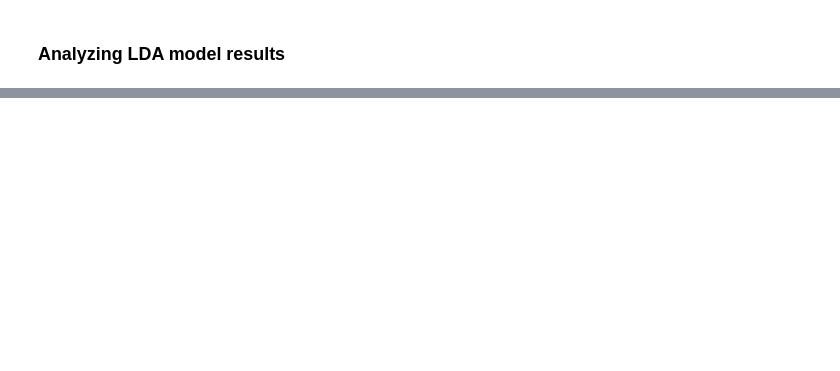
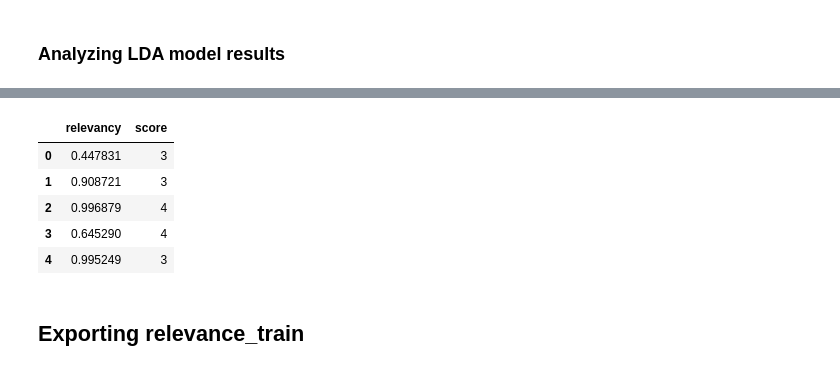
Before and after one commit to Hindol19/AES-Kaggle, a Jupyter notebook: Main/topic_evaluation/topic.ipynb, the cells around one changed output, grey strips where cells are left out. Saved outputs shown, nothing was run; the diff lists cells and outputs as text; code cells hidden in the pictures; blank space fills up the shorter version.

```diff
--- a/Main/topic_evaluation/topic.ipynb
+++ b/Main/topic_evaluation/topic.ipynb
@@ -181,0 +210,25 @@ topic
+# %%
+# pprint(data_words)
+relevance_train = pd.DataFrame(columns=['relevancy', 'score'])
+relevance_train['score'] = train['score']
+relevancy = []
+for new_document in data:
+    new_bow = lda_model.id2word.doc2bow(new_document.lower().split())
+    doc_topics = lda_model.get_document_topics(new_bow, per_word_topics=False)
+
+    most_relevant_topic = max(doc_topics, key=lambda x: x[1])
+    relevancy.append(most_relevant_topic[1])
+
+# print(relevancy)
+relevance_train['relevancy'] = relevancy
+# %%
+relevance_train.head()
+# %% [output]
+|  | relevancy | score |
+| 0 | 0.447831 | 3 |
+| 1 | 0.908721 | 3 |
+| 2 | 0.996879 | 4 |
+| 3 | 0.645290 | 4 |
+| 4 | 0.995249 | 3 |
+# %% [markdown]
+<h2>Exporting relevance_train</h2>
```
Also changed, not shown: parts of 7 cells of this notebook, 7 other files.
